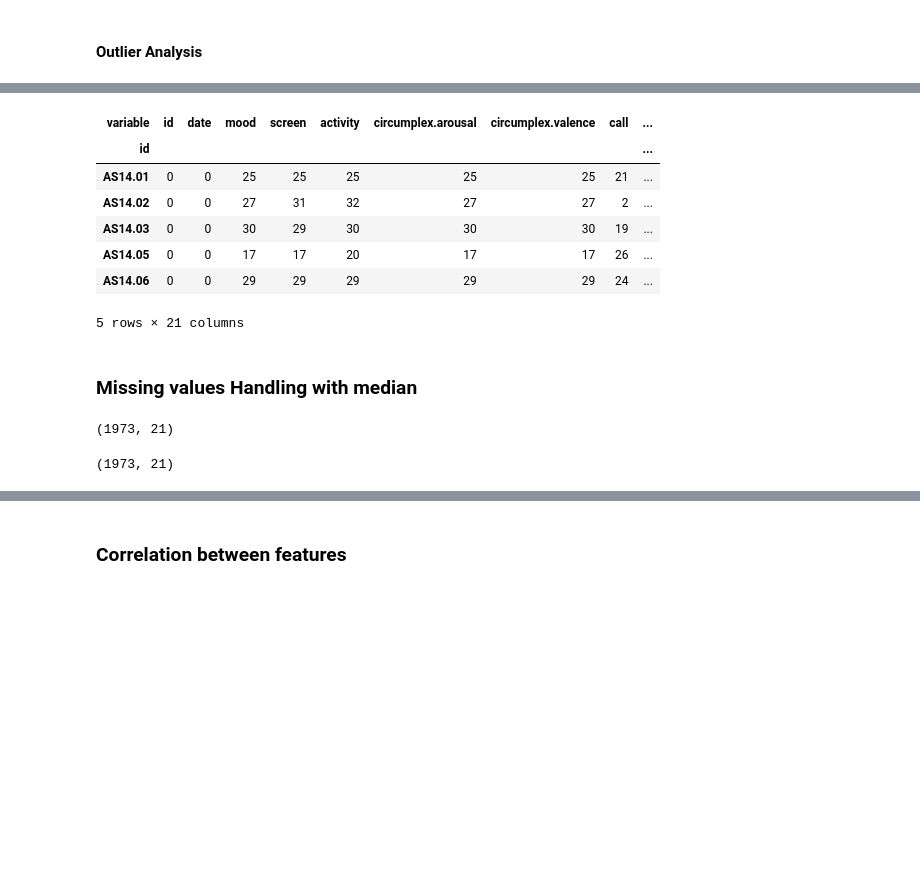
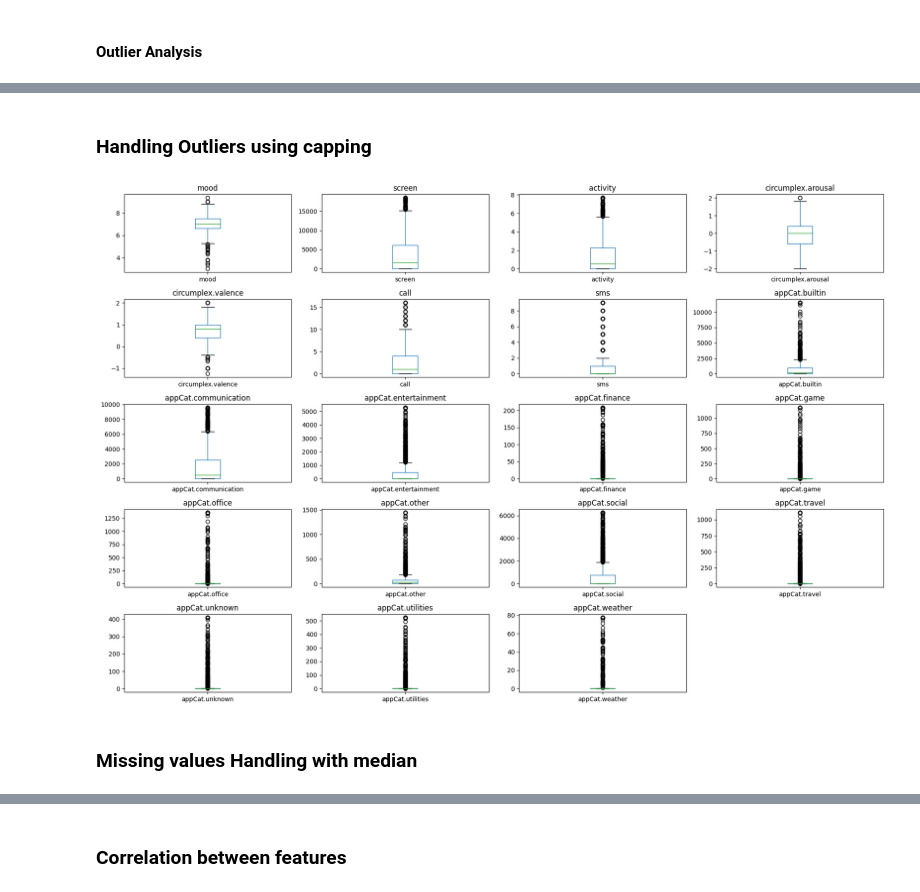
Before and after one commit to gajera-divya/Data-Mining-Techniques, a Jupyter notebook: Assignment1.ipynb, the cells around one changed output, grey strips where cells are left out. Saved outputs shown, nothing was run; the diff lists cells and outputs as text; code cells hidden in the pictures; blank space fills up the shorter version.

Commit message:
Handling Outlier using capping

```diff
--- a/Assignment1.ipynb
+++ b/Assignment1.ipynb
@@ -169,7 +169,7 @@ data_pivoted['date'] = data_pivoted['time'].dt.date
 grouped_data = data_pivoted.groupby(['id', 'date']).agg({
     'mood': 'mean',  # average mood per day per user
     'screen': 'sum',  # total screen time per day per user
-    'activity': 'mean',  # average activity per day per user
+    'activity': 'sum',  # total activity per day per user
     'circumplex.arousal': 'mean',  # average arousal per day per user
     'circumplex.valence': 'mean',  # average valence per day per user
     'call': 'sum',  # total number of calls per day per user
@@ -276,3 +306,41 @@ plt.savefig("Box_plot_grouped.eps", format='eps')
+# %% [markdown]
+### Handling Outliers using capping
+# %%
+# Creating a new DataFrame to store the capped values
+capped_data = grouped_data.copy()
+
+# List of columns to exclude from capping
+exclude_columns = ['mood', 'circumplex.valence', 'circumplex.arousal']
+
+# Iterate over columns and apply capping except for excluded ones
+for column in capped_data.columns:
+    if column not in exclude_columns and capped_data[column].dtype in ['float64', 'int64']:
+        # Calculate the 1st and 99th percentiles
+        lower_bound = capped_data[column].quantile(0.01)
+        upper_bound = capped_data[column].quantile(0.99)
+
+        # Cap the values at these percentiles
+        capped_data[column] = capped_data[column].clip(lower=lower_bound, upper=upper_bound)
+
+# Now, capped_data contains the adjusted values, and the original data remains unchanged.
+# %%
+
+# Filter to exclude non-numeric columns and columns not relevant for box plot
+numeric_columns = capped_data.select_dtypes(include=['float64', 'int64']).columns
+
+# Set up the plot
+plt.figure(figsize=(18, 12))
+
+# Plot a box plot for each variable
+for i, column in enumerate(numeric_columns, start=1):
+    plt.subplot(5, 4, i)  # Adjust grid size based on the number of numeric variables
+    capped_data.boxplot(column=column, grid=False)
+    plt.title(column)
+
+plt.tight_layout()
+plt.savefig("Box_plot_grouped.eps", format='eps')
+# %% [output]
+[figure, added]
 # %%
 # Columns where zeros should be considered as missing data
 columns_to_consider = ['activity', 'appCat.builtin', 'appCat.communication', 'appCat.entertainment',
@@ -286,21 +354,10 @@ aggregated_data_with_zeros_as_nan[columns_to_consider] = aggregated_data_with_ze
 # Calculate the new counts of missing values including zeros as NaNs for each variable for each ID
 missing_including_zeros = aggregated_data_with_zeros_as_nan.groupby('id').apply(lambda x: x.isna().sum())
 missing_including_zeros.head()  # Display the updated missing data summary for the first few IDs
-# %% [output]
-| variable | id | date | mood | screen | activity | circumplex.arousal | circumplex.valence | call | ... |
-| id |  |  |  |  |  |  |  |  | ... |
-| AS14.01 | 0 | 0 | 25 | 25 | 25 | 25 | 25 | 21 | ... |
-| AS14.02 | 0 | 0 | 27 | 31 | 32 | 27 | 27 | 2 | ... |
-| AS14.03 | 0 | 0 | 30 | 29 | 30 | 30 | 30 | 19 | ... |
-| AS14.05 | 0 | 0 | 17 | 17 | 20 | 17 | 17 | 26 | ... |
-| AS14.06 | 0 | 0 | 29 | 29 | 29 | 29 | 29 | 24 | ... |
-5 rows × 21 columns
 # %% [markdown]
 ### Missing values Handling with median
 # %%
 aggregated_data_with_zeros_as_nan.shape
-# %% [output]
-(1973, 21)
 # %%
 # Select only the numeric columns for imputation (excluding the 'id' column)
 numeric_columns = aggregated_data_with_zeros_as_nan.select_dtypes(include=np.number).columns
@@ -315,8 +372,6 @@ for id_val in aggregated_data_with_zeros_as_nan['id'].unique():
         aggregated_data_with_zeros_as_nan.loc[(aggregated_data_with_zeros_as_nan['id'] == id_val) & (aggregated_data_with_zeros_as_nan[col].isna() | (aggregated_data_with_zeros_as_nan[col] == 0)), col] = median_values_by_id[col]
 # %%
 aggregated_data_with_zeros_as_nan.shape
-# %% [output]
-(1973, 21)
 # %%
 data_handled_mis = aggregated_data_with_zeros_as_nan.copy()
 # %%
```
Also changed, not shown: parts of 10 cells of this notebook, 2 other files.
